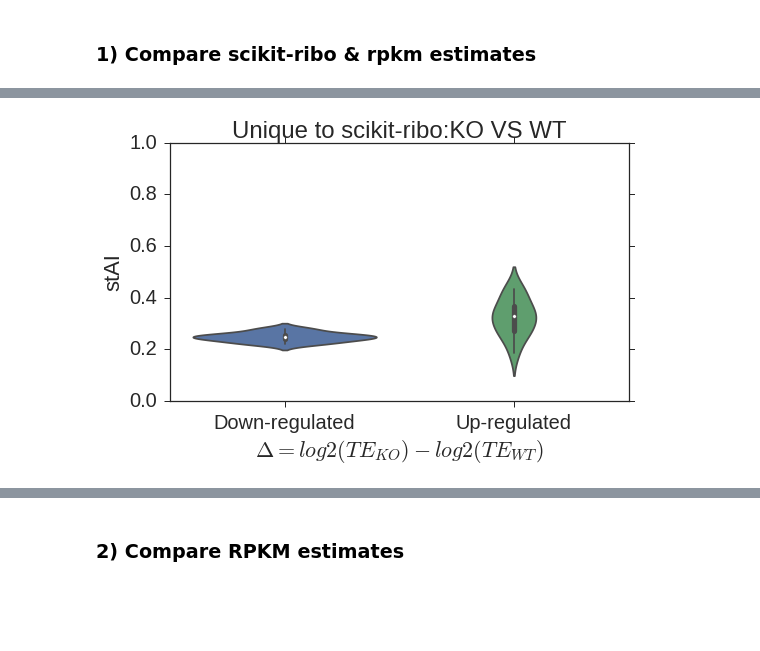
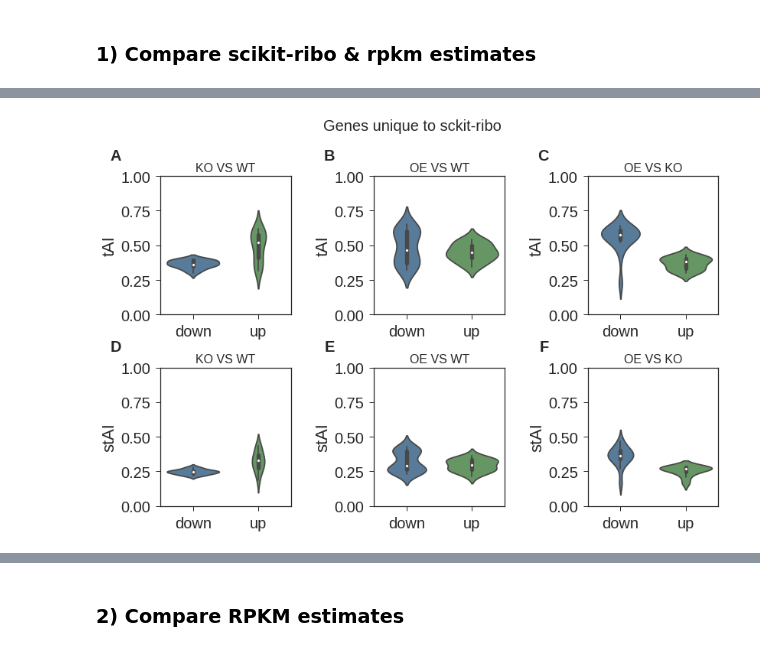
Before and after one commit to schatzlab/scikit-ribo_manuscript, a Jupyter notebook: iPythonNB/Dhh1 analysis.ipynb, the cells around one changed output, grey strips where cells are left out. Cells and saved outputs as stored; diff of their text form; code cells hidden in the pictures; blank space fills up the shorter version.

```diff
--- a/iPythonNB/Dhh1 analysis.ipynb
+++ b/iPythonNB/Dhh1 analysis.ipynb
@@ -20,6 +25,7 @@ folder = "/seq/schatz/hfang/Projects/RiboSeq/Radhakrishnan_2016/new_te_analysis"
 
 wt_rep1 = folder + "/SRR3493886/genesTE.csv"
 wt_rep2 = folder + "/SRR3493887/genesTE.csv"
+wt_rep1_riboseq_abundance = "../Data/Radhakrishnan/wt_riboseq_abundance.tsv"
 codon_wt_rep1 = folder + "/SRR3493886/codons.csv"
 codon_wt_rep2 = folder + "/SRR3493887/codons.csv"
 Dhh1KO_rep1 = folder + "/SRR3493890/genesTE.csv"
@@ -109,7 +140,7 @@ for sample in samples:
 ### 0) Getting rpkm values from original paper.
 # %%
 original = pd.read_table(original_fn, header=0)
-original = pd.merge(original, df_dic[gene_tAI], left_on='Gene', right_on="genes_id")
+original = pd.merge(original, DFs[gene_tAI], left_on='Gene', right_on="genes_id")
 
 original_map = {"WT_RNA_rep1":"IRWT", "WT_RNA_rep2":"RRWT",
                 "WT_Ribo_rep1":"IPWT", "WT_Ribo_rep2":"RPWT",
@@ -148,6 +179,7 @@ for k,v in original_Ribo_RNA_pairs.items():
 # %%
 comparisons = [("KO", "WT"), ("OE", "WT"), ("OE", "KO")]
 prefixes = ["skr_", "rpkm_"]
+strings = list(string.ascii_uppercase[:12])
 # %%
 # mean of replicates
 for prefix in prefixes:
@@ -181,15 +199,0 @@ See the caveats in the documentation: http://pandas.pydata.org/pandas-docs/stabl
-# %%
-# plot TE correlation
-for prefix in prefixes:
-    for comparison in comparisons:
-        l, r = comparison
-        data_prefix = prefix + l + "_VS_" + r
-        plt.clf()
-        S1 = sns.jointplot(x="log2_TE_" + l, y="log2_TE_" + r,
-                           data=df_dic[data_prefix],
-                           xlim= [-10,10], ylim= [-10,10])
-        tool = "Scikit-ribo " if prefix == "skr_" else "RPKM "
-        S1.fig.suptitle(tool + l + " vs. " + r)
-        plt.tight_layout(); plt.gcf()
-        plt.savefig("../Figures/Radhakrishnan/" + data_prefix + "_TE_corr.pdf")
-        plt.show()
@@ -280,30 +291,38 @@ Upper & lower bound -1.74670089773 2.70190236703
 # %%
-for comparison in comparisons:
-    l, r = comparison
-    skr_down = set(tails_dic[("skr_", comparison)][0]["gene"])
-    rpkm_down = set(tails_dic[("rpkm_", comparison)][0]["gene"])
-    skr_up = set(tails_dic[("skr_", comparison)][1]["gene"])
-    rpkm_up = set(tails_dic[("rpkm_", comparison)][1]["gene"])
-    uniq_down = pd.DataFrame([i for i in skr_down if i not in rpkm_down], columns=["gene"])
-    uniq_down = pd.merge(uniq_down, original, left_on='gene', right_on="genes_id")
-    uniq_down["class"] = "down"
-    uniq_up = pd.DataFrame([i for i in skr_up if i not in rpkm_up], columns=["gene"])
-    uniq_up = pd.merge(uniq_up, original, left_on='gene', right_on="genes_id")
-    uniq_up["class"] = "up"
-    print( l + " VS " + r )
-    print(len(uniq_down), len(uniq_up))
-    uniqs = pd.concat([uniq_down, uniq_up])
-    # plot
-    plt.clf()
-    S2 = sns.violinplot(x="class", y="stAI", data=uniqs)
-    plt.ylabel('stAI')
-    S2.set_xticklabels(["Down-regulated", "Up-regulated"])
-    plt.title( "Unique to scikit-ribo:" +  l + " VS " + r )
-    plt.xlabel("$\Delta = log2(TE_{" + l + "}) - log2(TE_{" + r + "})$")
-    plt.ylim(0, 1)
-    plt.tight_layout(); plt.gcf()
-    plt.savefig("../Figures/Radhakrishnan/" + l + "_VS_" + r + "_unique_skr_genes_stAI.pdf")
-    plt.show()
+fig = plt.figure(figsize=(12, 8))
+fig.suptitle('Genes unique to sckit-ribo', fontsize=20)
+
+i = 0
+for y_axis in ["tAI", "stAI"]:
+    for comparison in comparisons:
+        idx = i + 1
+        fig_idx = strings[i]
+        l, r = comparison
+        skr_down = set(tails_dic[("skr_", comparison)][0]["gene"])
+        rpkm_down = set(tails_dic[("rpkm_", comparison)][0]["gene"])
+        skr_up = set(tails_dic[("skr_", comparison)][1]["gene"])
+        rpkm_up = set(tails_dic[("rpkm_", comparison)][1]["gene"])
+        uniq_down = pd.DataFrame([i for i in skr_down if i not in rpkm_down], columns=["gene"])
+        uniq_down = pd.merge(uniq_down, original, left_on='gene', right_on="genes_id")
+        uniq_down["class"] = "down"
+        uniq_up = pd.DataFrame([i for i in skr_up if i not in rpkm_up], columns=["gene"])
+        uniq_up = pd.merge(uniq_up, original, left_on='gene', right_on="genes_id")
+        uniq_up["class"] = "up"
+        uniqs = pd.concat([uniq_down, uniq_up])
+        # plot
+        ax = plt.subplot(2, 3, idx)
+        sns.violinplot(x="class", y=y_axis, data=uniqs, palette=[snsBlue, snsGreen], saturation=1)
+        plt.ylabel(y_axis)
+        plt.title(l + " VS " + r , fontsize=16)
+        ax.text(-0.3, 1.2, fig_idx, transform=ax.transAxes, fontsize=20, fontweight='bold', va='top', ha='right')
+        plt.xlabel("")
+        plt.ylim(0, 1)
+        print( l + " VS " + r )
+        print(len(uniq_down), len(uniq_up))
+        i += 1
+plt.tight_layout()
+plt.subplots_adjust(top=0.85)
+plt.savefig("../Figures/Supplemental/FigureS10_unique_genes.pdf")
 # %% [output]
 KO VS WT
 15 13
@@ -310 +339 @@ KO VS WT
-[figure, old version]
+[figure, new version]
```
Also changed, not shown: parts of 22 cells of this notebook.
